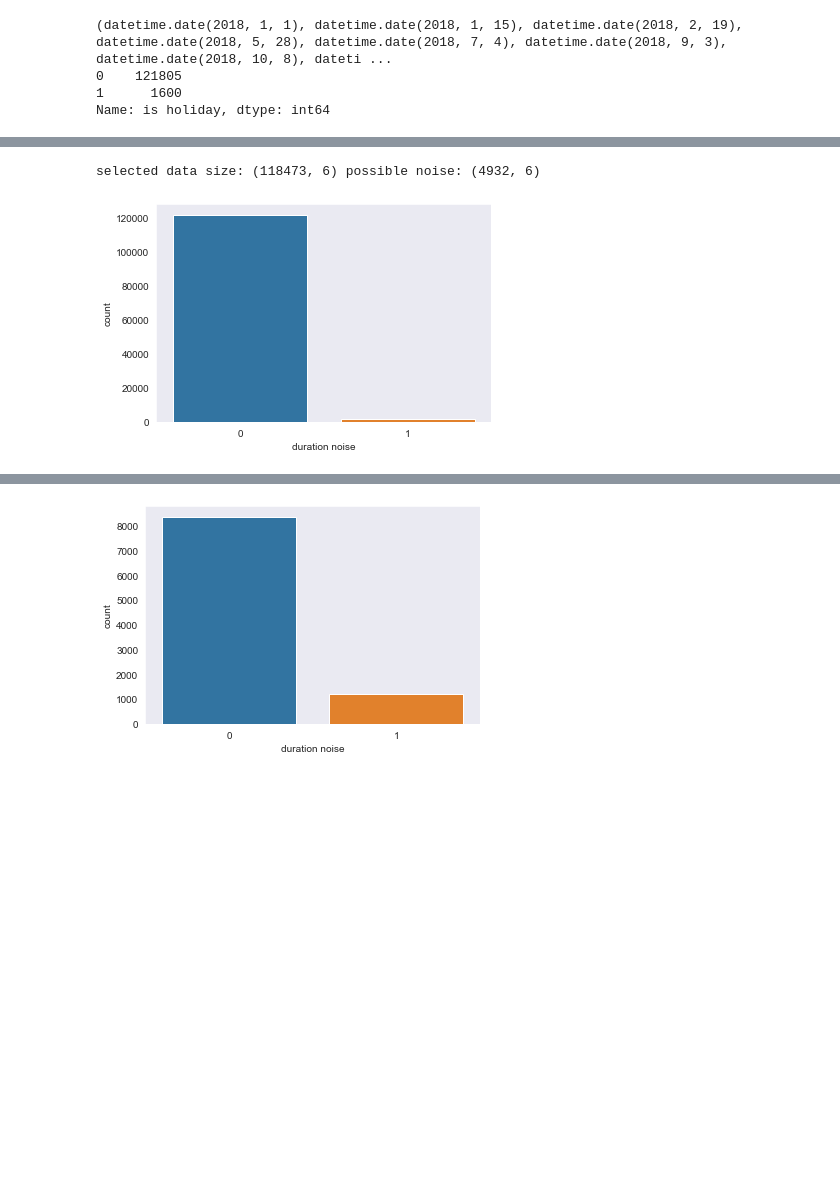
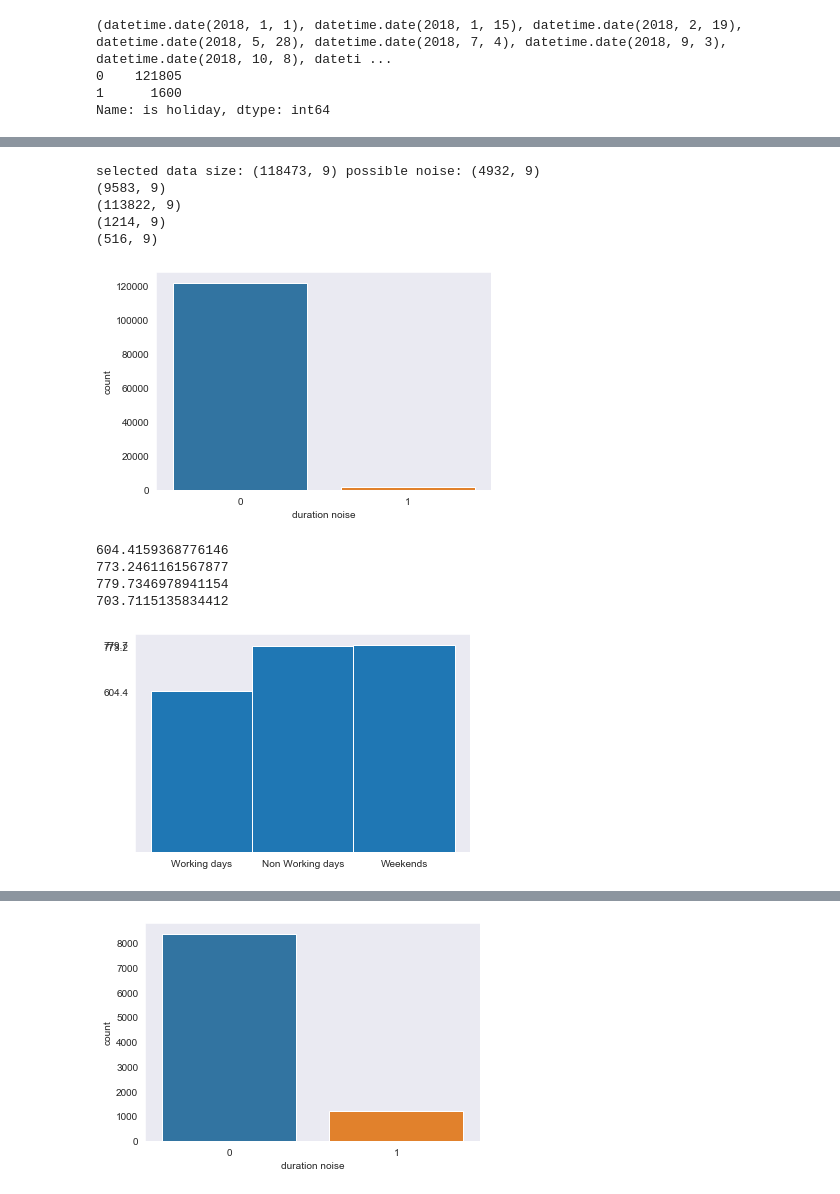
Before and after one commit to HMMJ-1991/bike-sharing, a Jupyter notebook: selected_station_with_week_day_holiday_cols.ipynb, the cells around one changed output, grey strips where cells are left out. Drawn from its saved outputs; the diff is of its cells as text; code cells hidden in the pictures; blank space fills up the shorter version.

Commit message:
Duration relation to type of day

```diff
--- a/selected_station_with_week_day_holiday_cols.ipynb
+++ b/selected_station_with_week_day_holiday_cols.ipynb
@@ -92,21 +90,26 @@ KeyError: 'Start date'
 #graph duration more than 1800 and less than equal to 1800 (30 mins)
 
 #sel_station.set_index('Start date', inplace=True)
-duration_condition=station_data['Duration']>1800
+duration_condition=sel_station['Duration']>1800
 likely_noise=sel_station[duration_condition]
-sel_data=sel_station[ ~duration_condition]
+sel_data = sel_station[ ~duration_condition]
 print("selected data size: %s possible noise: %s " % (sel_data.shape, likely_noise.shape,))
 
 # print(''.join(sel_data.shape) + ' ' + ''.join( sel_data.shape.shape()))
 
 
-sel_station['duration noise'] = sel_station['Duration'].apply(lambda x: 1 if int(x)>3600 else 0)
+
+dur=3600
+
+sel_station['duration noise'] = sel_station['Duration'].apply(lambda x: 1 if int(x)>dur else 0)
 #print(sel_station.head())
 casual_=sel_station[sel_station['Member type']=='Casual'];
 member_=sel_station[sel_station['Member type']=='Member'];
 
-#print(casual_.head())
-#print(member_.head())
+print(casual_.shape)
+print(member_.shape)
+print(casual_[casual_['Duration']>dur].shape)
+print(member_[member_['Duration']>dur].shape)
 
 from collections import Counter
 import matplotlib.pyplot as plt
@@ -120,5 +123,52 @@ countplot_all = sns.countplot(x="duration noise", data=sel_station);
 fig_all = countplot_all.get_figure()
 fig_all.savefig('durations_segregation.png')
 # %% [output]
-selected data size: (118473, 6) possible noise: (4932, 6)
+selected data size: (118473, 9) possible noise: (4932, 9)
+(9583, 9)
+(113822, 9)
+(1214, 9)
+(516, 9)
 [figure]
+# %%
+#print(sel_station.shape) #123405, 9)
+sel_station.head()
+#isweekday=sel_station['day of week'] in [0,1,2,3,4]
+#notholiday=sel_station['is holiday'] == 0
+#workingday=isweekday and notholida
+workingday=sel_station[(sel_station['day of week'] <5) & (sel_station['is holiday']==0) & (sel_station['duration noise']==0)]
+#(104939, 9)
+print(workingday['Duration'].mean()) #sum: 63426804 604.4159368776146
+
+nonworkingday=sel_station[((sel_station['day of week'] >=5) | (sel_station['is holiday']==1) ) & (sel_station['duration noise']==0)]
+print(nonworkingday['Duration'].mean()) #1063.3015772870663
+
+weekends=sel_station[(sel_station['day of week'] >=5) & (sel_station['duration noise']==0)]
+print(weekends['Duration'].mean()) #1063.3015772870663
+
+holidays=sel_station[(sel_station['is holiday']==1) & (sel_station['duration noise']==0)]
+print(holidays['Duration'].mean()) #1063.3015772870663
+
+
+
+
+import numpy as np
+import matplotlib.pyplot as plt
+
+top=[('Working days',workingday['Duration'].mean()),('Non Working days',nonworkingday['Duration'].mean()),('Weekends',weekends['Duration'].mean())]
+
+labels, ys = zip(*top)
+xs = np.arange(len(labels))
+width = 1
+
+plt.bar(xs, ys, width, align='center')
+
+plt.xticks(xs, labels) #Replace default x-ticks with xs, then replace xs with labels
+plt.yticks(ys)
+
+plt.savefig('type_of_day_duration_3600_sec.png')
+# %% [output]
+604.4159368776146
+773.2461161567877
+779.7346978941154
+703.7115135834412
+[figure, added]
```
Also changed, not shown: parts of 2 cells of this notebook, 2 other files.
